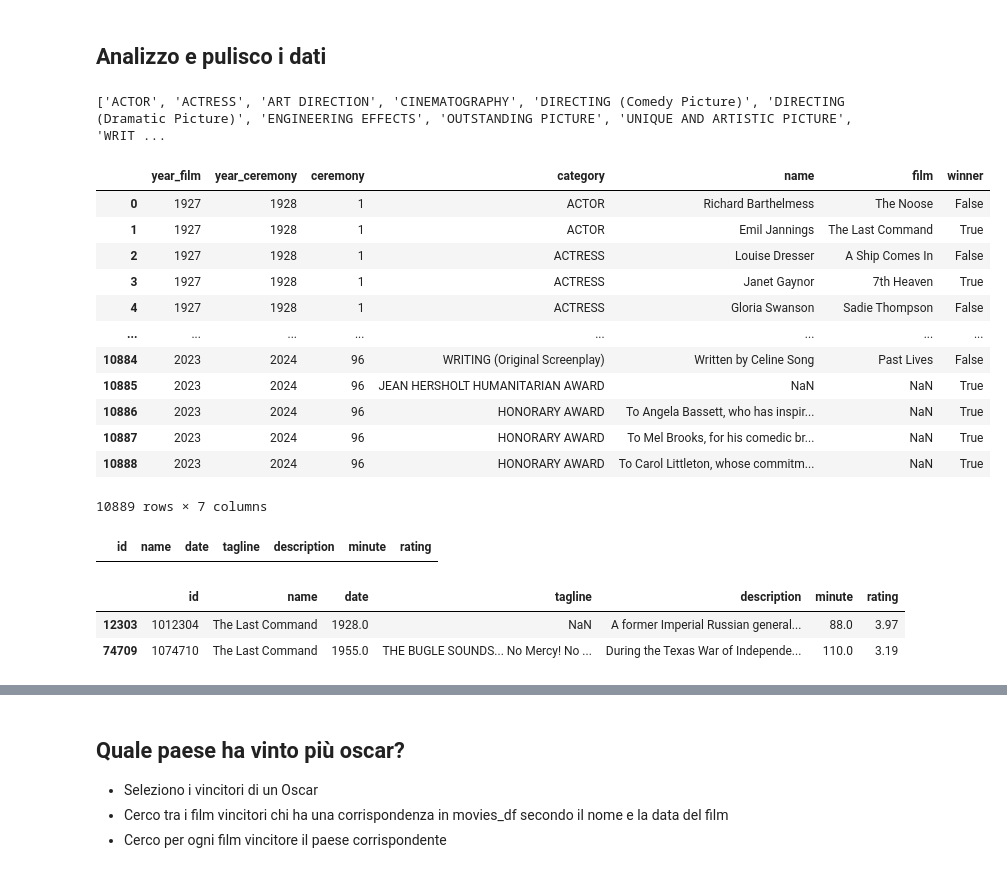
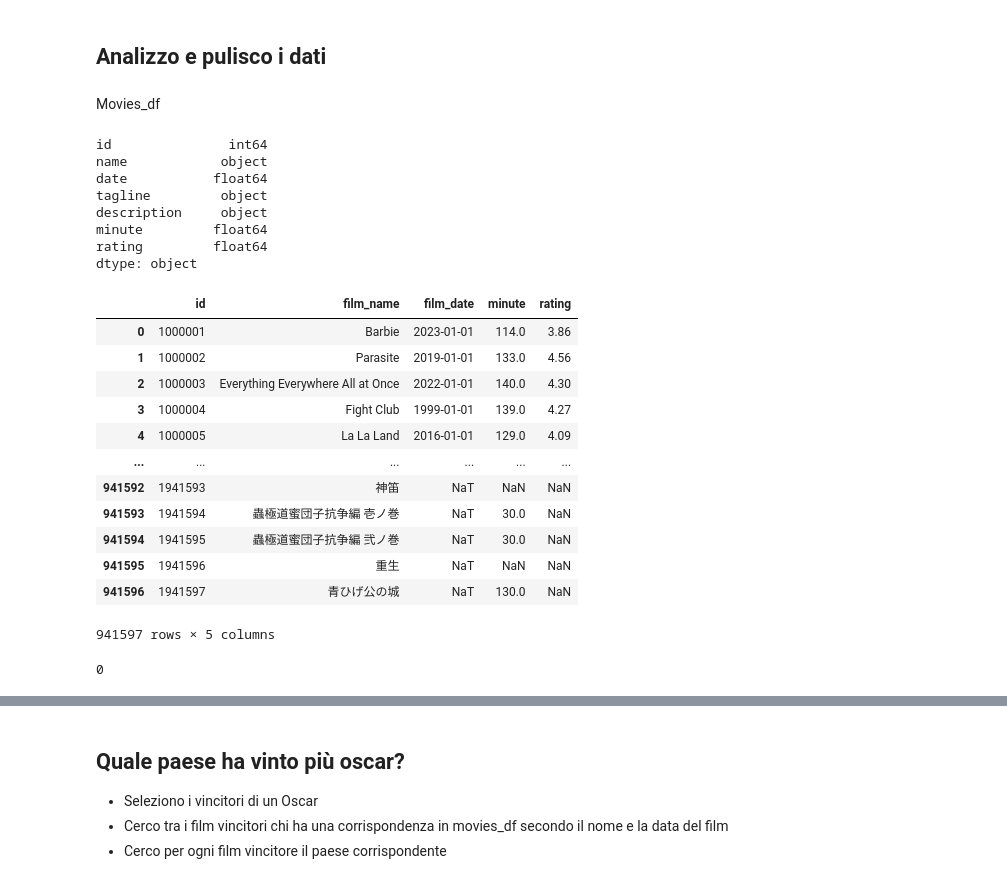
Before and after one commit to RasoFederico/ProgettoIUM-TWEB, a Jupyter notebook: Progetto_IUM/ProgettoIUM.ipynb, the cells around one changed output, grey strips where cells are left out. Saved outputs shown, nothing was run; the diff lists cells and outputs as text; code cells hidden in the pictures.

```diff
--- a/Progetto_IUM/ProgettoIUM.ipynb
+++ b/Progetto_IUM/ProgettoIUM.ipynb
@@ -23,35 +23,44 @@ studios_df = pd.read_csv(data_directory+'studios.csv')
 oscar_df = pd.read_csv(data_directory+'the_oscar_awards.csv')
 # %% [markdown]
 ## Analizzo e pulisco i dati
+# %% [markdown]
+Movies_df
 # %%
-print(list(oscar_df['category'].unique()))
+movies_df.dtypes
 # %% [output]
-['ACTOR', 'ACTRESS', 'ART DIRECTION', 'CINEMATOGRAPHY', 'DIRECTING (Comedy Picture)', 'DIRECTING (Dramatic Picture)', 'ENGINEERING EFFECTS', 'OUTSTANDING PICTURE', 'UNIQUE AND ARTISTIC PICTURE', 'WRIT ...
+id               int64
+name            object
+date           float64
+tagline         object
+description     object
+minute         float64
+rating         float64
+dtype: object
 # %%
-oscar_df
+movies_df = movies_df[['id','name','date','minute','rating']].copy()
+
+movies_df['date'] = pd.to_datetime(movies_df['date'], errors='coerce', format='%Y').fillna(pd.to_datetime(movies_df['date'],errors='coerce'))
+
+movies_df.rename(columns={'name':'film_name','date':'film_date'}, inplace=True)
+
+movies_df
 # %% [output]
-|  | year_film | year_ceremony | ceremony | category | name | film | winner |
-| 0 | 1927 | 1928 | 1 | ACTOR | Richard Barthelmess | The Noose | False |
-| 1 | 1927 | 1928 | 1 | ACTOR | Emil Jannings | The Last Command | True |
-| 2 | 1927 | 1928 | 1 | ACTRESS | Louise Dresser | A Ship Comes In | False |
-| 3 | 1927 | 1928 | 1 | ACTRESS | Janet Gaynor | 7th Heaven | True |
-| 4 | 1927 | 1928 | 1 | ACTRESS | Gloria Swanson | Sadie Thompson | False |
-| ... | ... | ... | ... | ... | ... | ... | ... |
-| 10884 | 2023 | 2024 | 96 | WRITING (Original Screenplay) | Written by Celine Song | Past Lives | False |
-| 10885 | 2023 | 2024 | 96 | JEAN HERSHOLT HUMANITARIAN AWARD | NaN | NaN | True |
-| 10886 | 2023 | 2024 | 96 | HONORARY AWARD | To Angela Bassett, who has inspir... | NaN | True |
-| 10887 | 2023 | 2024 | 96 | HONORARY AWARD | To Mel Brooks, for his comedic br... | NaN | True |
-| 10888 | 2023 | 2024 | 96 | HONORARY AWARD | To Carol Littleton, whose commitm... | NaN | True |
+|  | id | film_name | film_date | minute | rating |
+| 0 | 1000001 | Barbie | 2023-01-01 | 114.0 | 3.86 |
+| 1 | 1000002 | Parasite | 2019-01-01 | 133.0 | 4.56 |
+| 2 | 1000003 | Everything Everywhere All at Once | 2022-01-01 | 140.0 | 4.30 |
+| 3 | 1000004 | Fight Club | 1999-01-01 | 139.0 | 4.27 |
+| 4 | 1000005 | La La Land | 2016-01-01 | 129.0 | 4.09 |
+| ... | ... | ... | ... | ... | ... |
+| 941592 | 1941593 | 神笛 | NaT | NaN | NaN |
+| 941593 | 1941594 | 蟲極道蜜団子抗争編 壱ノ巻 | NaT | 30.0 | NaN |
+| 941594 | 1941595 | 蟲極道蜜団子抗争編 弐ノ巻 | NaT | 30.0 | NaN |
+| 941595 | 1941596 | 重生 | NaT | NaN | NaN |
+| 941596 | 1941597 | 青ひげ公の城 | NaT | 130.0 | NaN |
-10889 rows × 7 columns
+941597 rows × 5 columns
 # %%
-duplicati = movies_df[movies_df.duplicated()]
-duplicati
+duplicati = movies_df.duplicated()  # Restituisce una serie booleana
+numero_duplicati = duplicati.sum()
+print(numero_duplicati)
 # %% [output]
-|  | id | name | date | tagline | description | minute | rating |
+0
-# %%
-prova = movies_df.loc[movies_df['name']=='The Last Command']
-prova
-# %% [output]
-|  | id | name | date | tagline | description | minute | rating |
-| 12303 | 1012304 | The Last Command | 1928.0 | NaN | A former Imperial Russian general... | 88.0 | 3.97 |
-| 74709 | 1074710 | The Last Command | 1955.0 | THE BUGLE SOUNDS... No Mercy! No ... | During the Texas War of Independe... | 110.0 | 3.19 |
```
Also changed, not shown: parts of 13 cells of this notebook.
